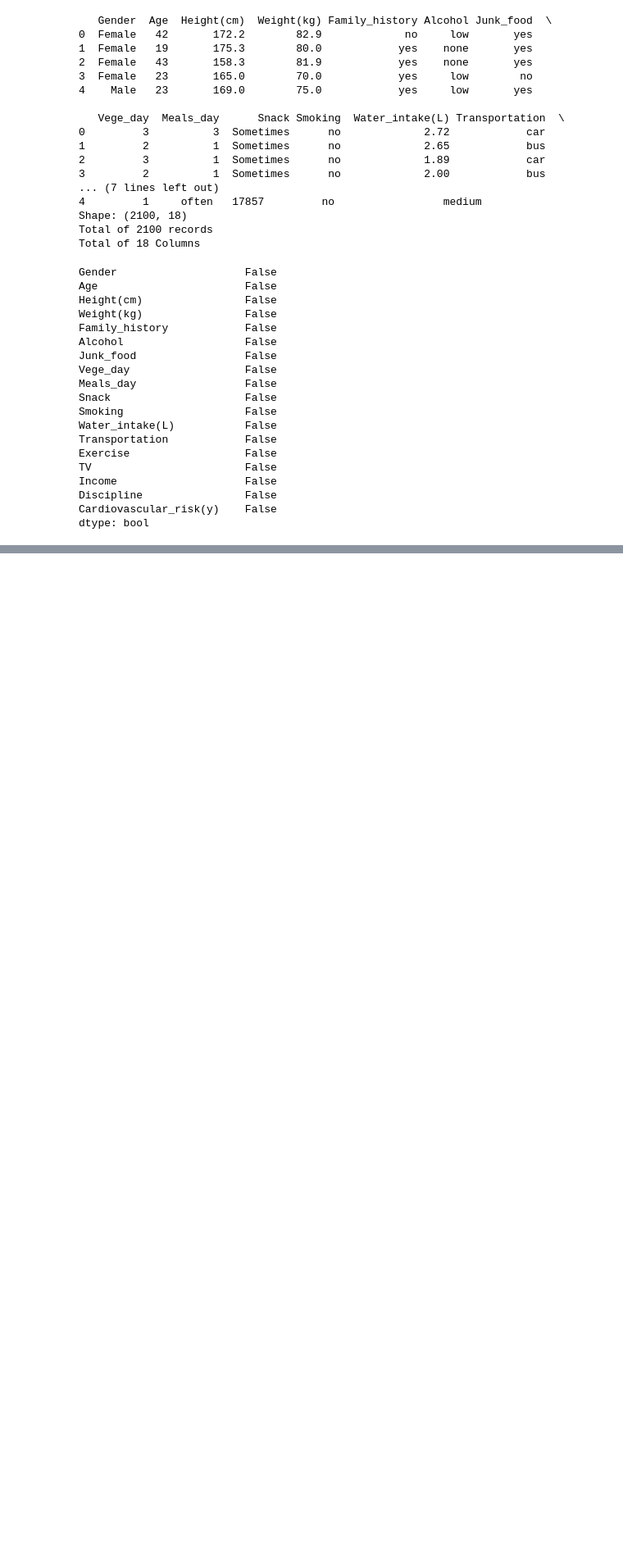
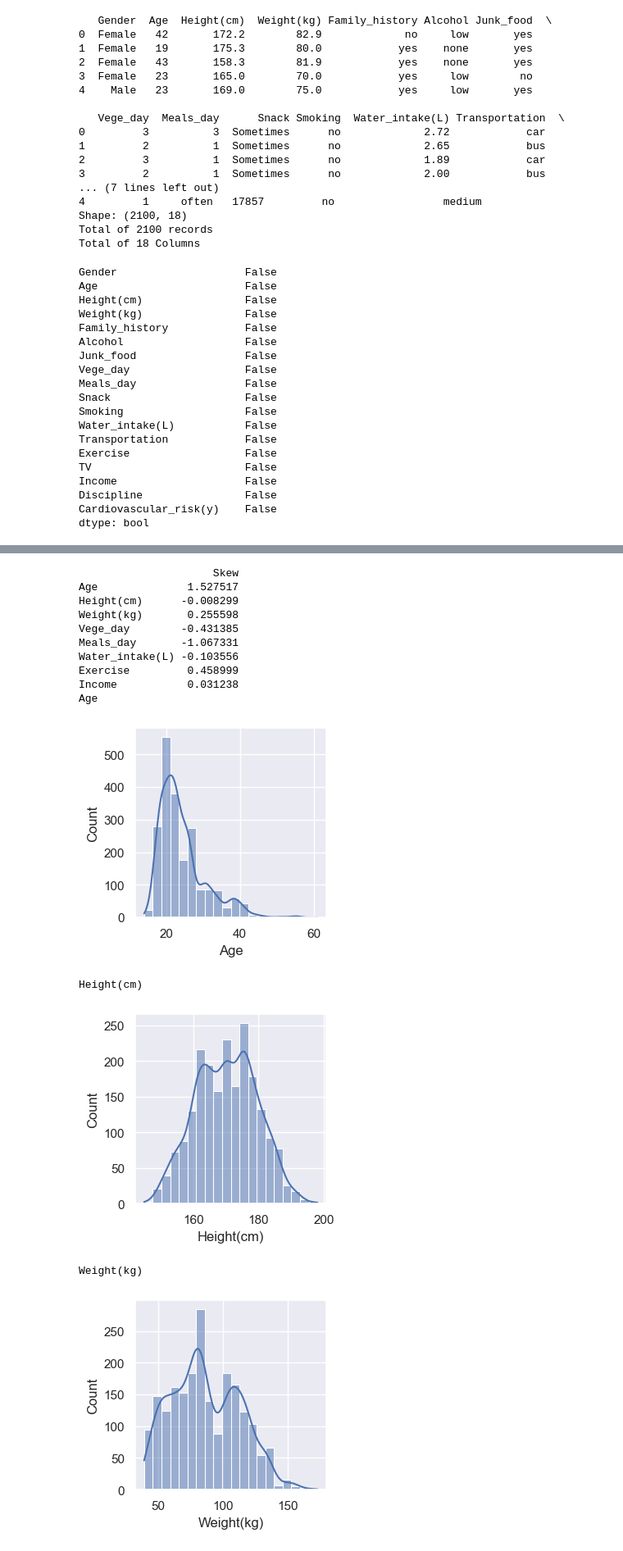
Before and after one commit to Chin-Wai-Yee/AIT_assignment, a Jupyter notebook: G37.ipynb, the cells around one changed output, grey strips where cells are left out. Shown at 82% size. Saved outputs shown, nothing was run; the diff lists cells and outputs as text; code cells hidden in the pictures; blank space fills up the shorter version.

```diff
--- a/G37.ipynb
+++ b/G37.ipynb
@@ -122,0 +130,27 @@ cardiovascular_num.hist(bins="
+# %%
+# Check the skewness of the data
+skew = cardiovascular_num.skew()
+skewness = pd.DataFrame(data=skew, columns=["Skew"])
+print(skewness)
+sns.set(rc = {"figure.figsize": (3, 3)})
+
+for col in cardiovascular_num:
+    print(col)
+    sns.histplot(cardiovascular[col], bins=20, kde=True)
+    plt.show()
+# %% [output]
+                     Skew
+Age              1.527517
+Height(cm)      -0.008299
+Weight(kg)       0.255598
+Vege_day        -0.431385
+Meals_day       -1.067331
+Water_intake(L) -0.103556
+Exercise         0.458999
+Income           0.031238
+Age
+[figure, added]
+Height(cm)
+[figure, added]
+Weight(kg)
+[figure, added]
```
Also changed, not shown: parts of 6 cells of this notebook.
